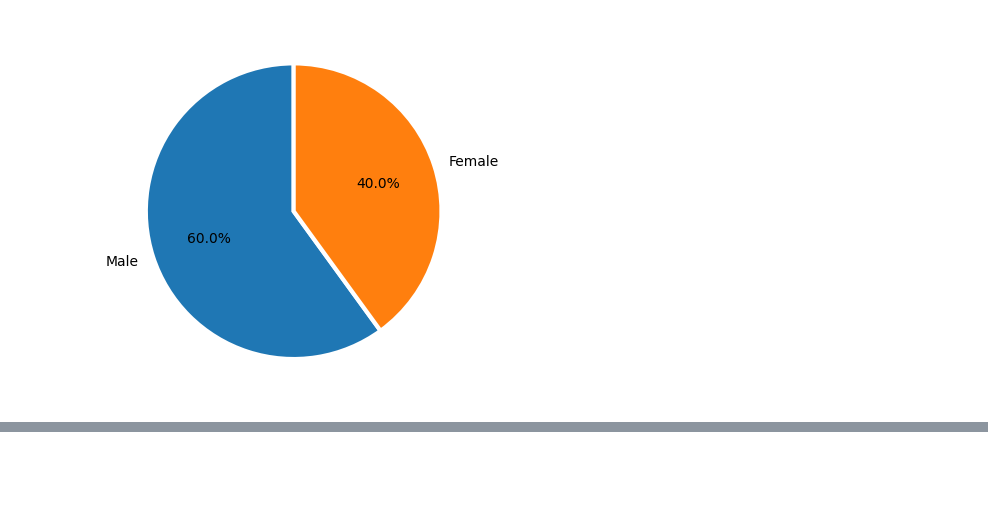
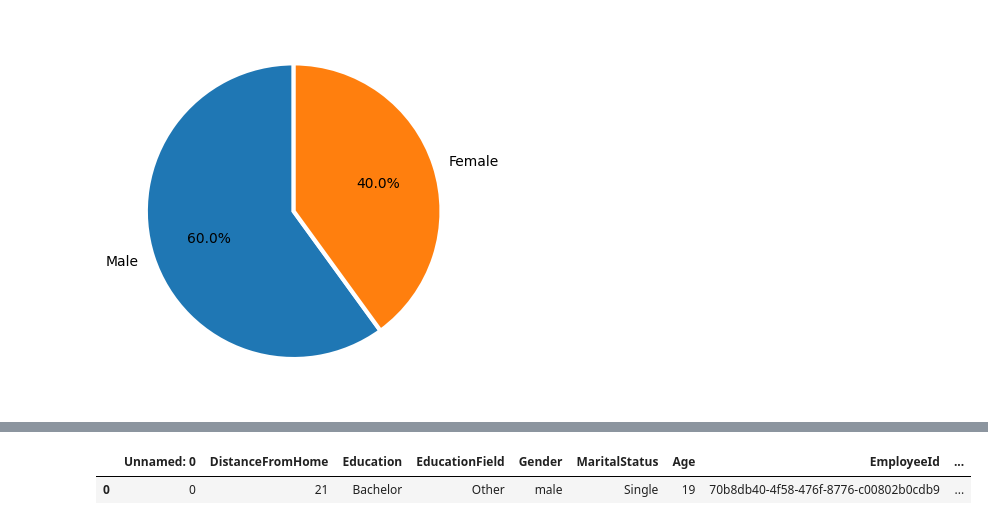
Before and after one commit to jgilsu11/Teoria, a Jupyter notebook: Modulo2/teoria/problema-enunciado.ipynb, the cells around one changed output, grey strips where cells are left out. Cells and saved outputs as stored; diff of their text form; code cells hidden in the pictures; blank space fills up the shorter version.

```diff
--- a/Modulo2/teoria/problema-enunciado.ipynb
+++ b/Modulo2/teoria/problema-enunciado.ipynb
@@ -314,0 +332,6 @@ plt.pie(proporcion, labels= generos, labeldistance=1.10, wedgeprops = { 'linewid
+# %%
+df["Gender"]= df["Gender"].str.lower()    #Pasar a minuscula toda la columna pero no el nombre de la columna (si se quiere cambair el nombre de la columna)
+df.head(1)
+# %% [output]
+|  | Unnamed: 0 | DistanceFromHome | Education | EducationField | Gender | MaritalStatus | Age | EmployeeId | ... |
+| 0 | 0 | 21 | Bachelor | Other | male | Single | 19 | 70b8db40-4f58-476f-8776-c00802b0cdb9 | ... |
```
Also changed, not shown: parts of 15 cells of this notebook, 2 other files.
